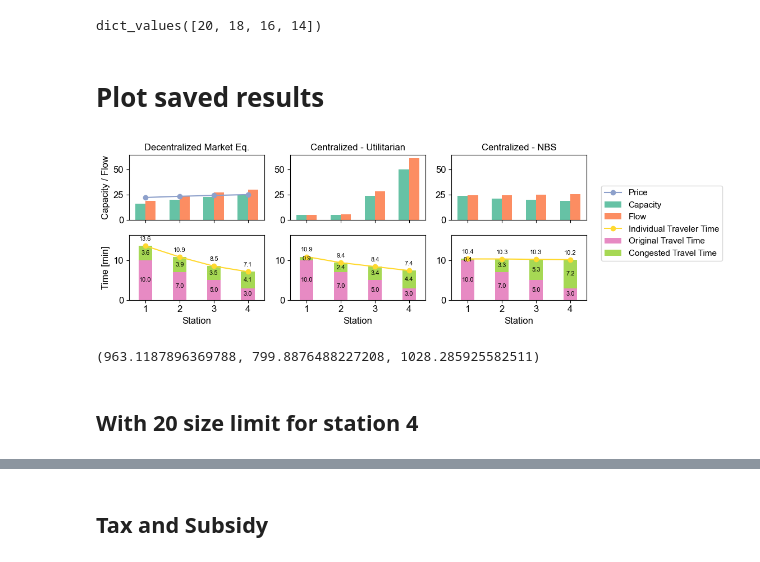
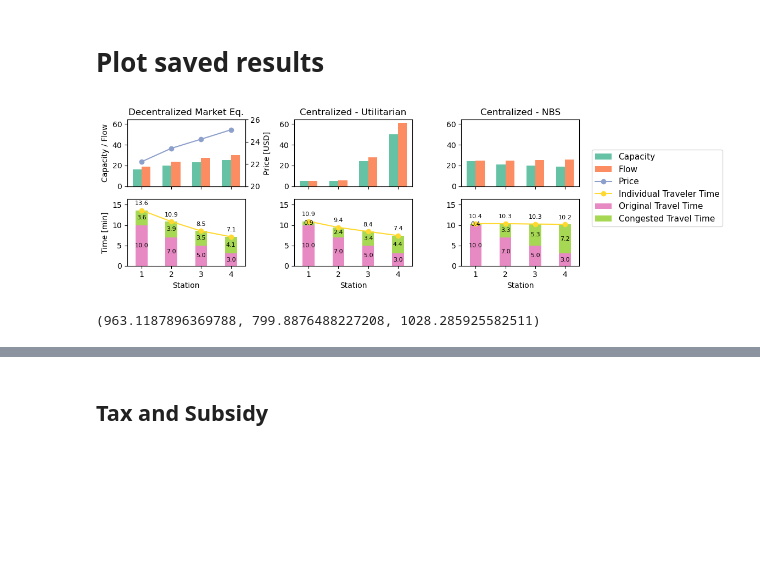
Before and after one commit to TIVV424/EV-charge-game, a Jupyter notebook: visualization.ipynb, the cells around one changed output, grey strips where cells are left out. Cells and saved outputs as stored; diff of their text form; code cells hidden in the pictures; blank space fills up the shorter version.

Commit message:
update visualization

```diff
--- a/visualization.ipynb
+++ b/visualization.ipynb
@@ -81,8 +9,3 @@ plt.savefig("nash_equilibrium_plot.pdf", bbox_inches='tight', dpi=300)
-# %%
-FIXED_COST_RATE = {1: 20, 2: 18, 3: 16, 4: 14}
-FIXED_COST_RATE.values()
-# %% [output]
-dict_values([20, 18, 16, 14])
 # %% [markdown]
 # Plot saved results
 # %%
@@ -118,12 +41,23 @@ def plot_capacity_flow(ax, stations, capacities, flows, colormap, prices = None,
     x = range(len(stations))
     ax.bar([i - width/2 for i in x], capacities, width, label="Capacity", color=colormap[0])
     ax.bar([i + width/2 for i in x], flows, width, label="Flow", color=colormap[1])
+    handles, labels = ax.get_legend_handles_labels()
 
     if prices:
-        ax.plot(stations, prices, label="Price", color=colormap[2], marker='o')
+        ax2 = ax.twinx()  # Create a second y-axis for prices
+        ax2.plot(stations, prices, label="Price", color=colormap[2], marker='o')
+        ax2.set_ylabel("Price [USD]")
+        ax2.set_ylim(20,26)
+        # include ax2 legend and return with ax legend
+        handles2, labels2 = ax2.get_legend_handles_labels()
+        handles.extend(handles2)
+        labels.extend(labels2)
+
 
     if title:
         ax.set_title(title, fontsize=12)
+
+    return handles, labels
 
 
 def plot_time_breakdown(ax, stations, orig_time, cong_time, total_time, colormap, title=None):
@@ -157,7 +91,7 @@ stations, caps, flows, tt, prices, t0, cong = load_results(
     "results_final/nash/NASH_lam0.6_tau0.5_alpha20_oper5_fix15_maxcap100_tax0_0_0_0"
 )
 
-plot_capacity_flow(ax[0], stations, caps, flows, colormap, prices, title="Decentralized Market Eq.")
+handles, labels = plot_capacity_flow(ax[0], stations, caps, flows, colormap, prices, title="Decentralized Market Eq.")
 plot_time_breakdown(ax[3], stations, t0, cong, tt, colormap)
 
 ax[0].set_ylabel("Capacity / Flow")
@@ -184,38 +118,35 @@ stations, caps, flows, tt, prices, t0, cong = load_results(
 )
 plot_capacity_flow(ax[2], stations, caps, flows, colormap, title="Centralized - NBS")
 plot_time_breakdown(ax[5], stations, t0, cong, tt, colormap)
 
 travel_time3 = [tt[i] * flows[i] for i in range(len(flows))]
 travel_cost3 = [prices[i] * flows[i] for i in range(len(flows))]
 
 
 ax[3].set_xlabel("Station")
 ax[4].set_xlabel("Station")
 ax[5].set_xlabel("Station")
 # Legends
-handles, labels = ax[0].get_legend_handles_labels()
 handles2, labels2 = ax[3].get_legend_handles_labels()
 
 handles.extend(handles2)
 labels.extend(labels2)
 
 # Place a single legend above the figure
 fig.legend(
     handles, labels,
     loc='center left',
     bbox_to_anchor=(1, 0.5),  # slightly above the figure
     ncol=1,                      # number of columns in the legend
     frameon=True,               # optional: remove box around legend
     fontsize=11
 )
 
 plt.tight_layout(rect=[0, 0, 1, 0.9])  # leave space for legend on top
 plt.savefig("nash_equilibrium_plot_v1_15_5_legright.pdf", bbox_inches='tight', dpi=300)
 # %% [output]
-[figure, old version]
+[figure, new version]
 # %%
 sum(travel_time1), sum(travel_time2), sum(travel_time3)
 # %% [output]
 (963.1187896369788, 799.8876488227208, 1028.285925582511)
-# %% [markdown]
-## With 20 size limit for station 4
```
Also changed, not shown: parts of 8 cells of this notebook, 1 other file.
